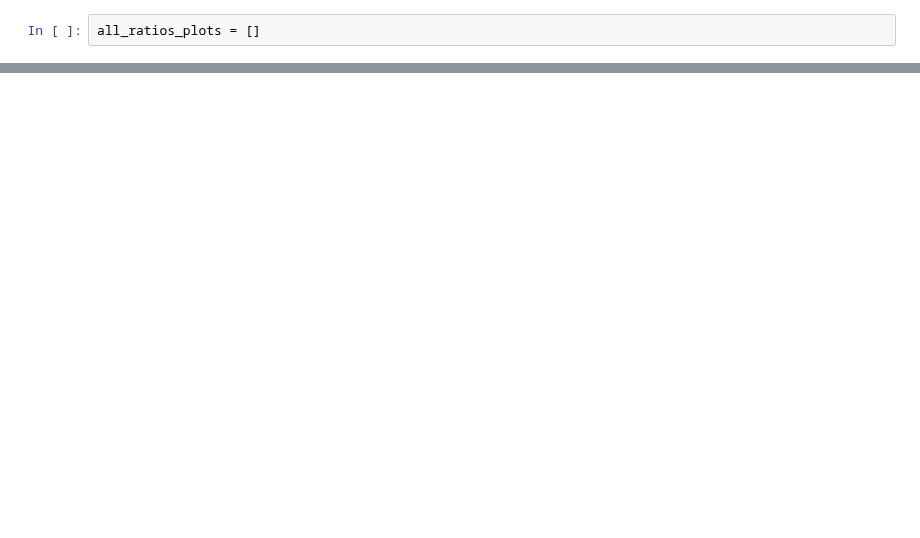
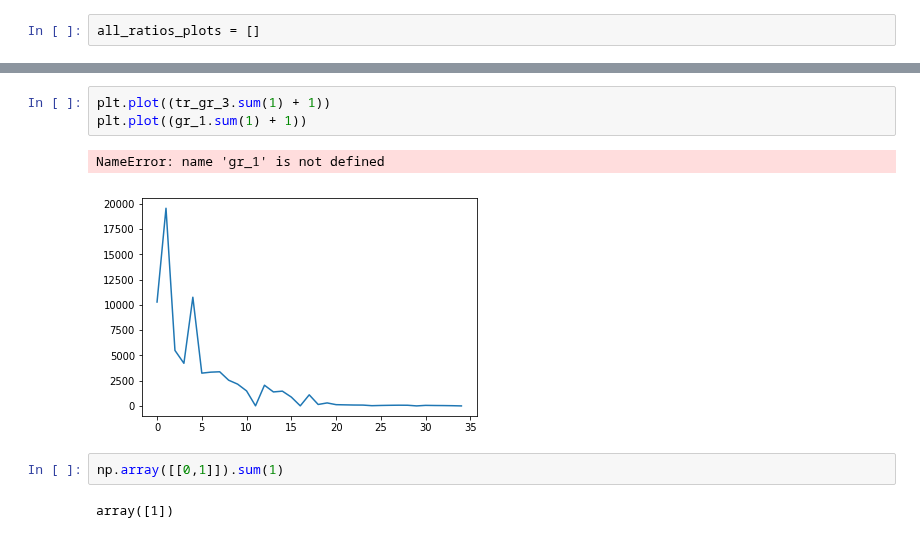
Before and after one commit to rykachevskiy/CRISPR, a Jupyter notebook: Probabilistic_model/default_ver2.ipynb, the cells around one changed output, grey strips where cells are left out. Drawn from its saved outputs; the diff is of its cells as text; blank space fills up the shorter version.

```diff
--- a/Probabilistic_model/default_ver2.ipynb
+++ b/Probabilistic_model/default_ver2.ipynb
@@ -346,0 +351,10 @@ A Jupyter Widget
+# %%
+plt.plot((tr_gr_3.sum(1) + 1))
+plt.plot((gr_1.sum(1) + 1))
+# %% [output]
+NameError: name 'gr_1' is not defined
+[figure, added]
+# %%
+np.array([[0,1]]).sum(1)
+# %% [output]
+array([1])
```
Also changed, not shown: parts of 25 cells of this notebook, 54 other files.
